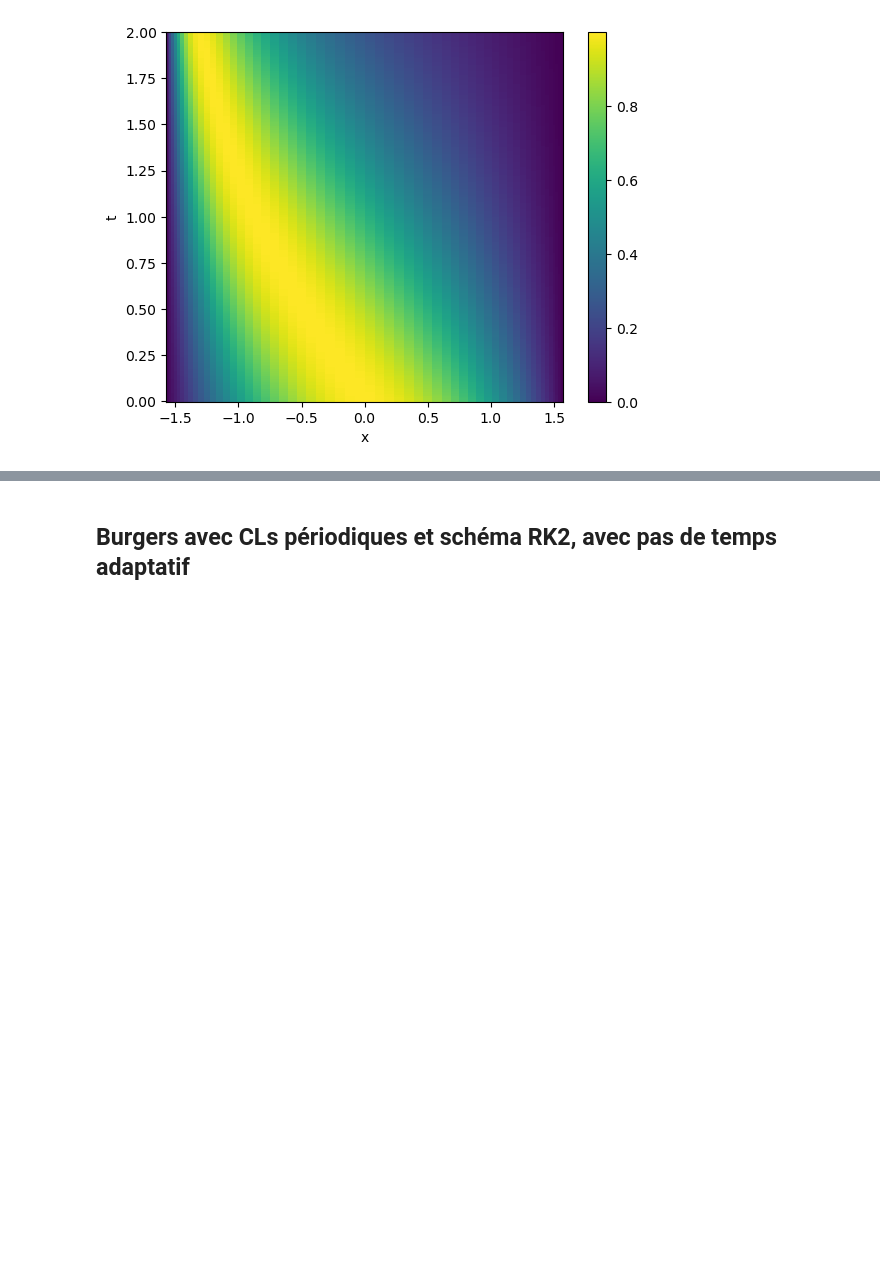
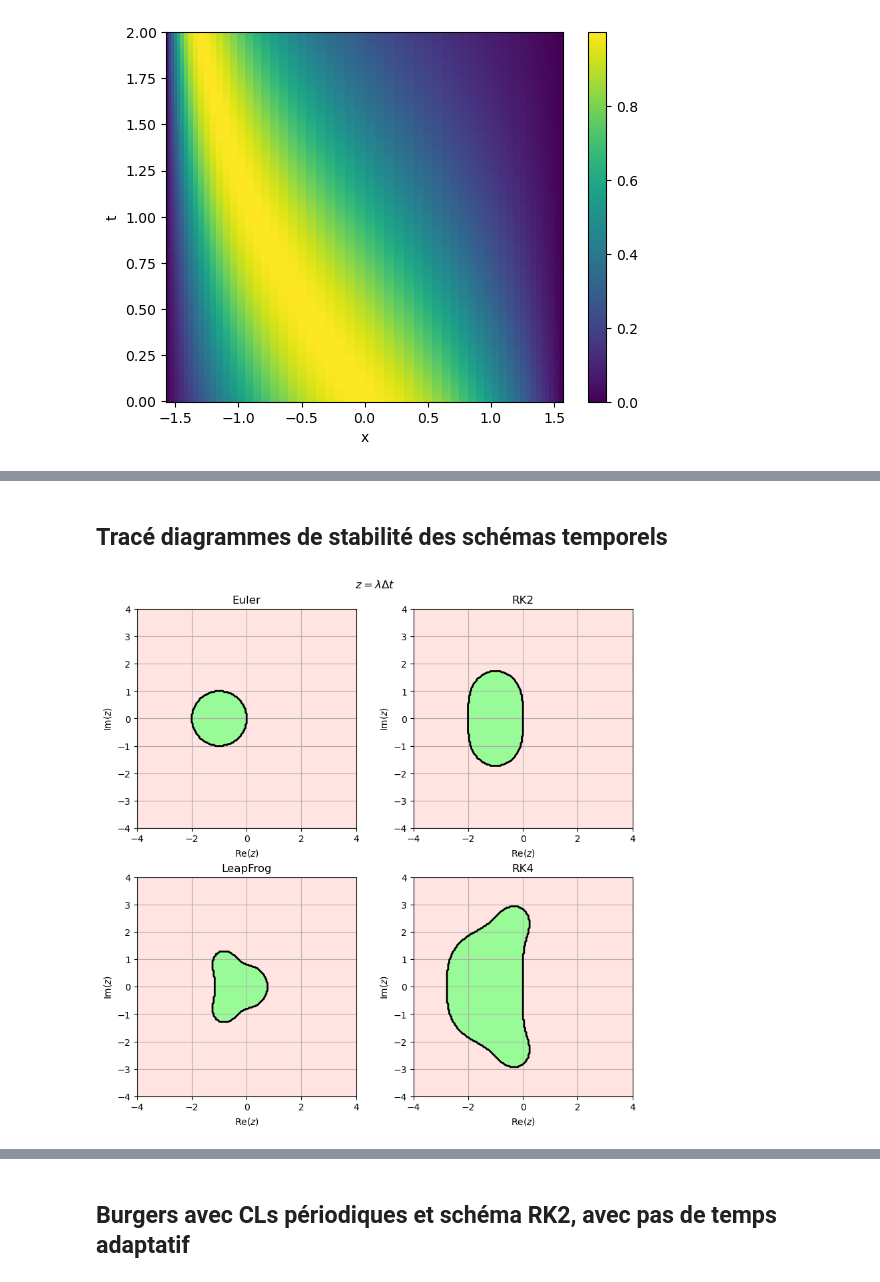
Before and after one commit to personne30003/pyTQG, a Jupyter notebook: Proto_notebooks/Adv_1D.ipynb, the cells around one changed output, grey strips where cells are left out. Cells and saved outputs as stored; diff of their text form; code cells hidden in the pictures; blank space fills up the shorter version.

```diff
--- a/Proto_notebooks/Adv_1D.ipynb
+++ b/Proto_notebooks/Adv_1D.ipynb
@@ -349,0 +431,76 @@ dt = 9.469625028438107e-05
+# %% [markdown]
+## Tracé diagrammes de stabilité des schémas temporels
+# %%
+#Euler
+z = np.exp(1.j*np.pi*np.linspace(0.0, 200.0, 1000)/100.0)
+
+
+
+Re = np.linspace(-2.0, 2.0, 2000)
+Im = np.linspace(-2.0, 2.0, 2000)
+
+RR, II = np.meshgrid(Re, Im)
+z=RR+1.0j*II
+
+
+stab_Euler = lambda zz : np.abs(1.0+zz) <= 1.0
+z_Euler = z[stab_Euler(z)]
+
+pol_RK2 = lambda zz : np.abs(1.0+zz+(zz**2)/2.0)-1.0
+stab_RK2 = lambda zz : pol_RK2(zz) <=0.0
+
+pol_RK4 = lambda zz : np.abs(1.0 + zz + 0.5*zz**2 + (zz**3)/6.0 + (zz**4)/24.0)
+stab_RK4 = lambda zz : pol_RK4(zz) <=1.0
+
+
+def stab_LF(zz, first_step = 'Euler'):
+    "cf. Shampine2009"
+    zeta1 = zz+np.sqrt(1.0+zz**2)
+    zeta2 = zz-np.sqrt(1.0+zz**2)
+    if first_step == 'Euler':
+        coeff_2 = (1.0+zz)
+    elif first_step == 'RK2':
+        coeff_2 = 1.0+zz+(zz**2)/2.0
+    elif first_step == 'RK4':
+        coeff_2 = 1.0 + zz + 0.5*zz**2 + (zz**3)/6.0 + (zz**4)/24.0
+    else :
+        raise ValueError(f"first_step must be in ['Euler', 'RK2', 'RK4']")
+    pol_stab = zeta1+coeff_2*zeta2
+    return np.abs(pol_stab) <= 1.0
+
+def stability_diagram(stab_func, ax=None, Re_inf=-4.0, Re_sup=4.0, Im_inf = -4.0, Im_sup=4.0, N=200, title = None, **kwargs):
+    Re = np.linspace(Re_inf, Re_sup, N)
+    Im = np.linspace(Im_inf, Im_sup, N)
+    RR, II = np.meshgrid(Re, Im)
+    z=RR+1.0j*II
+    z_stab = stab_func(z,**kwargs)
+    #print(z[z_stab])
+    if ax is None:
+        ax = plt.axes()
+    ax.set_facecolor('mistyrose')
+    ax.contourf(RR, II, z_stab, levels = [0.5, 1.5], colors = 'palegreen')
+    ax.contour(RR, II, z_stab,
+               levels=[0.5],
+               colors="black",
+               linewidths=2)
+    ax.set_aspect("equal")
+    ax.set_xlabel(r"$\operatorname{Re}(z)$")
+    ax.set_ylabel(r"$\operatorname{Im}(z)$")
+    ax.grid(True)
+    if title is not None:
+        ax.set_title(title)
+    return ax
+
+
+
+fig = plt.figure( figsize  = (8.3, 8.3), constrained_layout = True)
+axs = fig.subplots(2, 2, squeeze = False, sharex = False, sharey = False)
+fig.suptitle(r"$z = \lambda \Delta t$")
+
+ax_Euler = stability_diagram(stab_Euler, ax = axs[0, 0], title = 'Euler')
+ax_RK2 = stability_diagram(stab_RK2, ax=axs[0, 1], title = 'RK2')
+ax_RK4 = stability_diagram(stab_RK4, ax=axs[1, 1], title = 'RK4')
+ax_LF = stability_diagram(stab_LF, axs[1, 0], title = 'LeapFrog', first_step = 'RK2')
+#plt.savefig(r"C:\\Users\\evanl\\Documents\\Cours M2 POC\\Stage LOPS\\Rapport_stage_M2_POC\\Figures\\Stab_diag_TS.png")
+# %% [output]
+[figure, new version]
```
Also changed, not shown: parts of 36 cells of this notebook, 5 other files.
